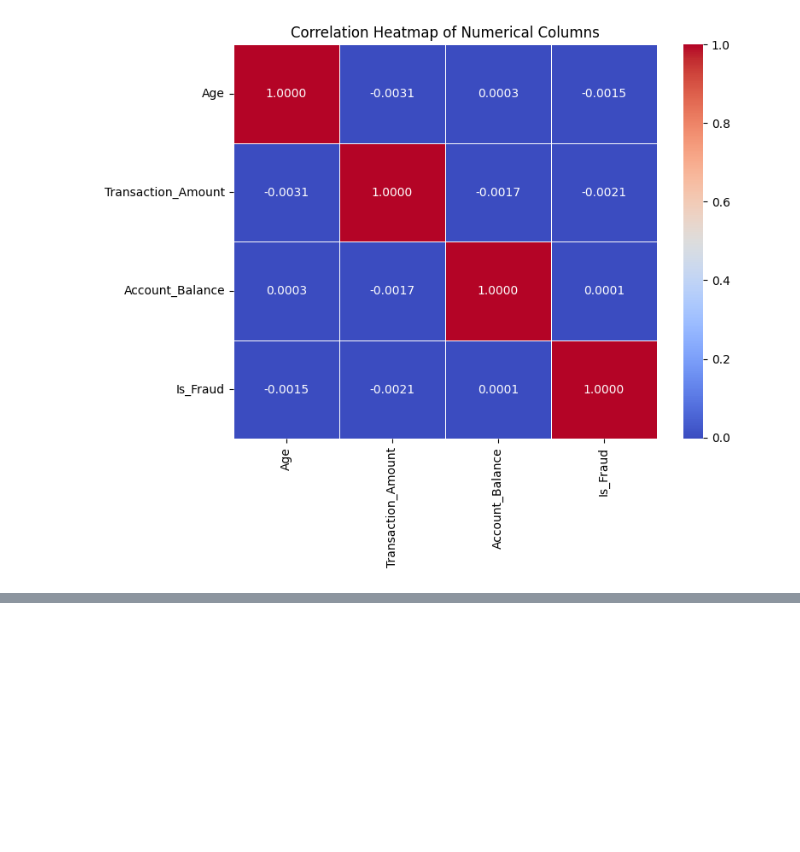
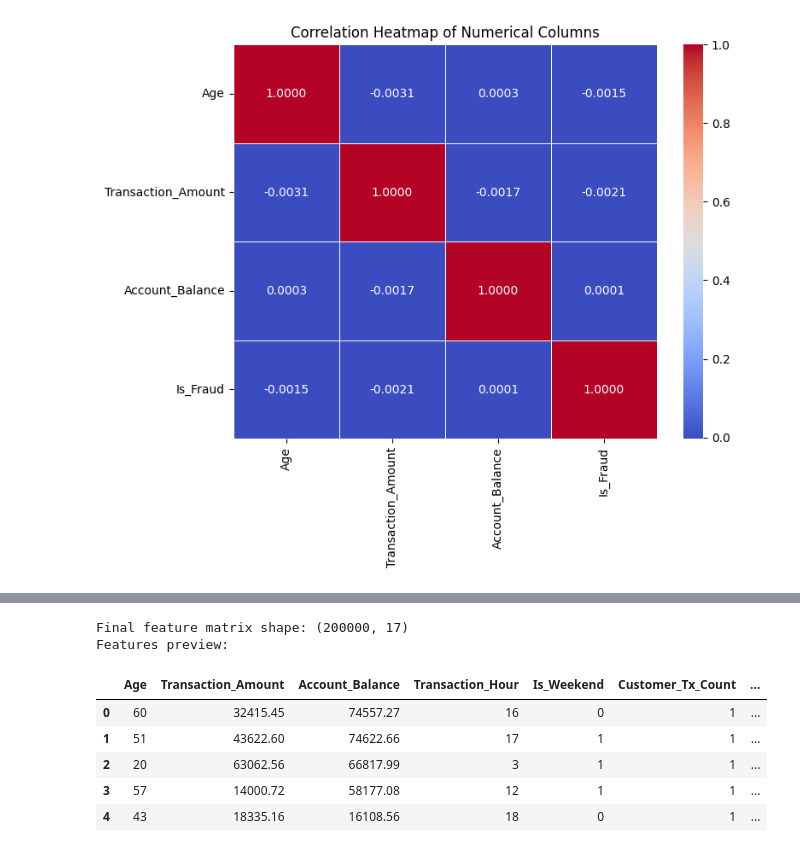
Before and after one commit to HumphreyChimanya/Bank_Transactions_Fraud_Detection_Notebook, a Jupyter notebook: BankTransactionsFraudDetection.ipynb, the cells around one changed output, grey strips where cells are left out. Cells and saved outputs as stored; diff of their text form; code cells hidden in the pictures; blank space fills up the shorter version.

```diff
--- a/BankTransactionsFraudDetection.ipynb
+++ b/BankTransactionsFraudDetection.ipynb
@@ -77,0 +149,27 @@ plt.show()
+# %%
+# Select features for modeling
+feature_cols = [
+    'Age', 'Transaction_Amount', 'Account_Balance',
+    'Transaction_Hour', 'Is_Weekend', 'Customer_Tx_Count', 'Tx_Amount_To_Avg_Ratio',
+    'Gender', 'Account_Type', 'Transaction_Type', 'Device_Type'
+]
+
+# Filter features and target
+X = fe_df[feature_cols].copy()
+y = fe_df['Is_Fraud'].copy()
+
+# Convert categorical columns using One-Hot Encoding
+X_encoded = pd.get_dummies(X, columns=['Gender', 'Account_Type', 'Transaction_Type', 'Device_Type'], drop_first=True)
+
+print("Final feature matrix shape:", X_encoded.shape)
+print("Features preview:")
+display(X_encoded.head())
+# %% [output]
+Final feature matrix shape: (200000, 17)
+Features preview:
+|  | Age | Transaction_Amount | Account_Balance | Transaction_Hour | Is_Weekend | Customer_Tx_Count | ... |
+| 0 | 60 | 32415.45 | 74557.27 | 16 | 0 | 1 | ... |
+| 1 | 51 | 43622.60 | 74622.66 | 17 | 1 | 1 | ... |
+| 2 | 20 | 63062.56 | 66817.99 | 3 | 1 | 1 | ... |
+| 3 | 57 | 14000.72 | 58177.08 | 12 | 1 | 1 | ... |
+| 4 | 43 | 18335.16 | 16108.56 | 18 | 0 | 1 | ... |
```
Also changed, not shown: parts of 9 cells of this notebook.
